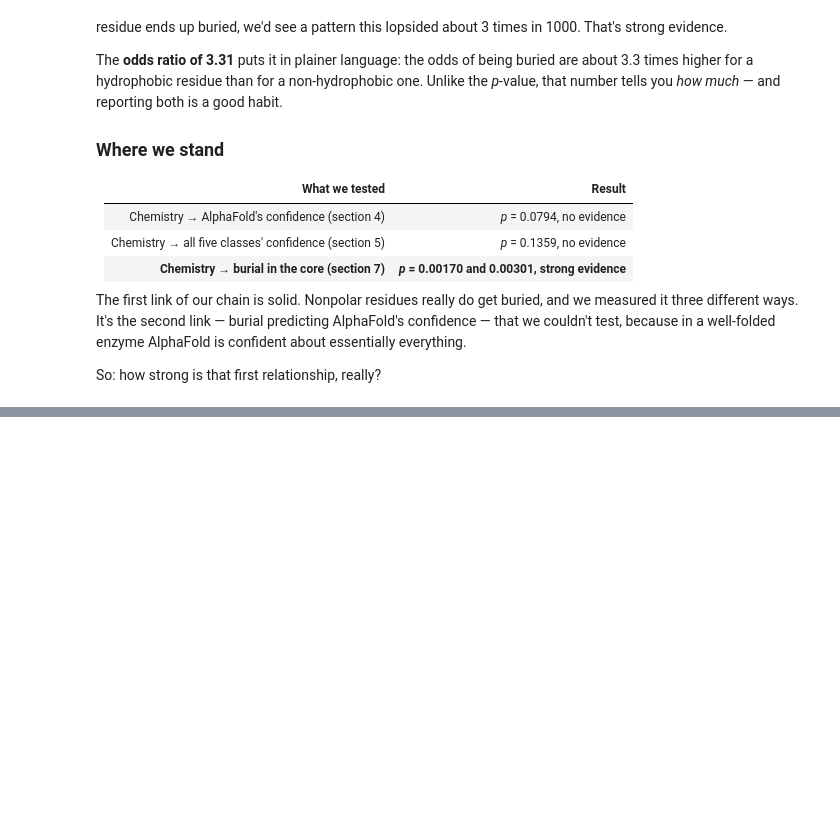
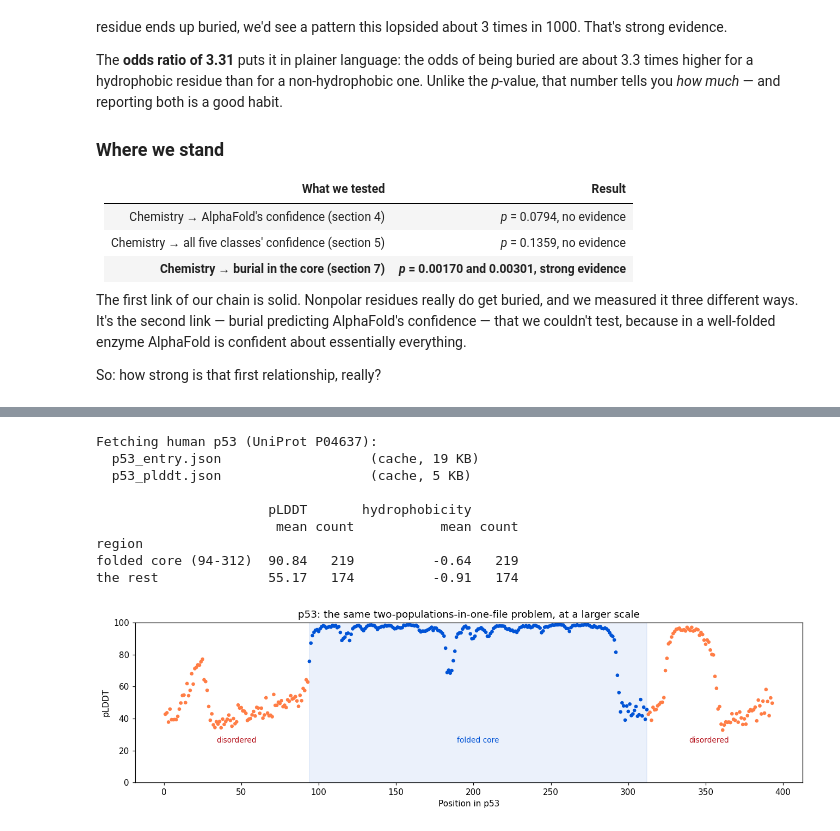
Before and after one commit to legpt/alphafold-confidence-project, a Jupyter notebook: amino_acid_chemistry_confidence.ipynb, the cells around one changed output, grey strips where cells are left out. Saved outputs shown, nothing was run; the diff lists cells and outputs as text; code cells hidden in the pictures; blank space fills up the shorter version.

```diff
--- a/amino_acid_chemistry_confidence.ipynb
+++ b/amino_acid_chemistry_confidence.ipynb
@@ -1285,0 +1605,44 @@ So: how strong is that first relationship, really?
+# %%
+# Does the same trap appear in a bigger protein? p53 is a good test case:
+# it has both a rigidly folded core and long disordered regions.
+print("Fetching human p53 (UniProt P04637):")
+p53_entry = fetch_cached("https://alphafold.ebi.ac.uk/api/prediction/P04637", "p53_entry.json")[0]
+p53_plddt = fetch_cached(p53_entry["plddtDocUrl"], "p53_plddt.json")
+
+p53 = pd.DataFrame({
+    "position": np.arange(1, len(p53_entry["sequence"]) + 1),
+    "aa": list(p53_entry["sequence"]),
+    "pLDDT": np.array(p53_plddt["confidenceScore"]),
+}).merge(aa_table, on="aa", how="left")
+
+# p53's DNA-binding domain (residues 94-312) is its well-folded core
+p53["region"] = np.where(p53["position"].between(94, 312), "folded core (94-312)", "the rest")
+
+print()
+print(p53.groupby("region")[["pLDDT", "hydrophobicity"]].agg(["mean", "count"]).round(2).to_string())
+print()
+
+fig, ax = plt.subplots(figsize=(12, 3.6))
+colors_by_region = np.where(p53["region"] == "folded core (94-312)", "#0053D6", "#FF7D45")
+ax.scatter(p53["position"], p53["pLDDT"], c=colors_by_region, s=11)
+ax.axvspan(94, 312, color="#0053D6", alpha=0.08)
+ax.text(203, 25, "folded core", ha="center", fontsize=9, color="#0053D6")
+ax.text(47, 25, "disordered", ha="center", fontsize=9, color="#B5121B")
+ax.text(352, 25, "disordered", ha="center", fontsize=9, color="#B5121B")
+ax.set_xlabel("Position in p53")
+ax.set_ylabel("pLDDT")
+ax.set_title("p53: the same two-populations-in-one-file problem, at a larger scale")
+ax.set_ylim(0, 100)
+plt.tight_layout()
+plt.show()
+# %% [output]
+Fetching human p53 (UniProt P04637):
+  p53_entry.json                   (cache, 19 KB)
+  p53_plddt.json                   (cache, 5 KB)
+
+                      pLDDT       hydrophobicity
+                       mean count           mean count
+region
+folded core (94-312)  90.84   219          -0.64   219
+the rest              55.17   174          -0.91   174
+[figure, added]
```
Also changed, not shown: parts of 11 cells of this notebook, 2 other files.
